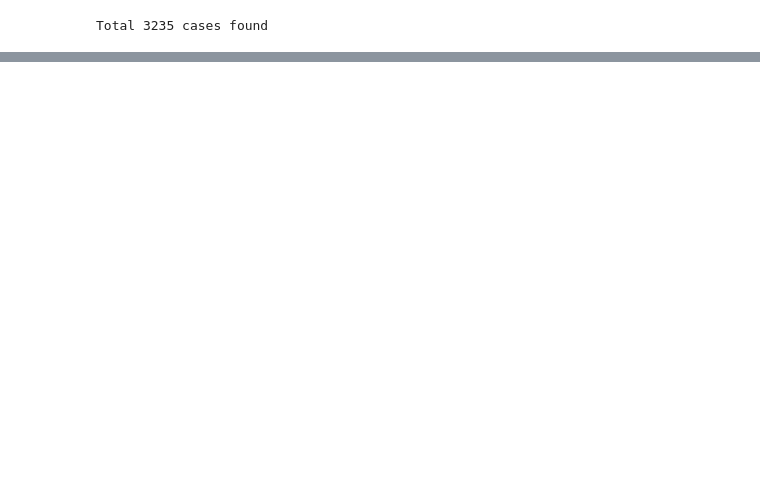
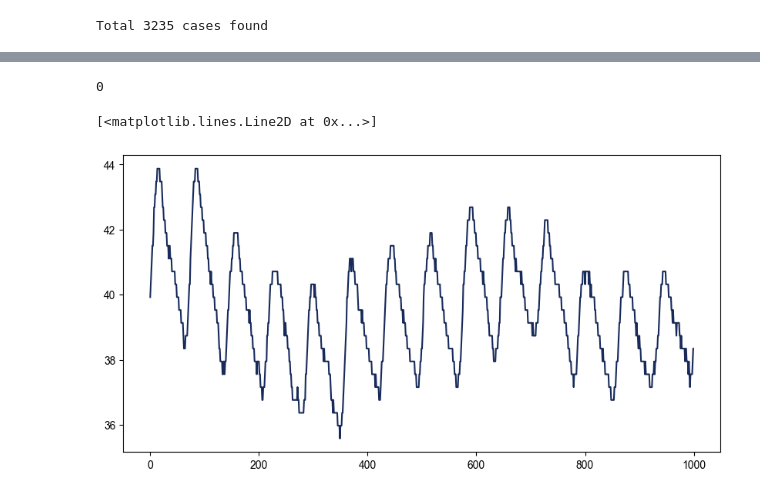
Before and after one commit to rohansanda/bp_prediction_cs229, a Jupyter notebook: data_vis.ipynb, the cells around one changed output, grey strips where cells are left out. Cells and saved outputs as stored; diff of their text form; code cells hidden in the pictures; blank space fills up the shorter version.

```diff
--- a/data_vis.ipynb
+++ b/data_vis.ipynb
@@ -122,0 +196,18 @@ Length: 1625950
+# %%
+track_names = ['ECG_II', 'ART', 'PLETH']
+vf = vitaldb.VitalFile(caseids[1000], track_names)
+data = vf.to_numpy(track_names, 1/fs)
+t = np.arange(data.shape[0]) / fs
+
+ecg, art, ppg = data[:, 0], data[:, 1], data[:, 2]
+
+fs = 500
+sig = ppg
+# %%
+sig = ppg[100000:101000]
+print(np.count_nonzero(np.isnan(sig)))
+plt.plot(sig)
+# %% [output]
+0
+[<matplotlib.lines.Line2D at 0x...>]
+[figure, added]
```
Also changed, not shown: parts of 7 cells of this notebook, 4 other files.
